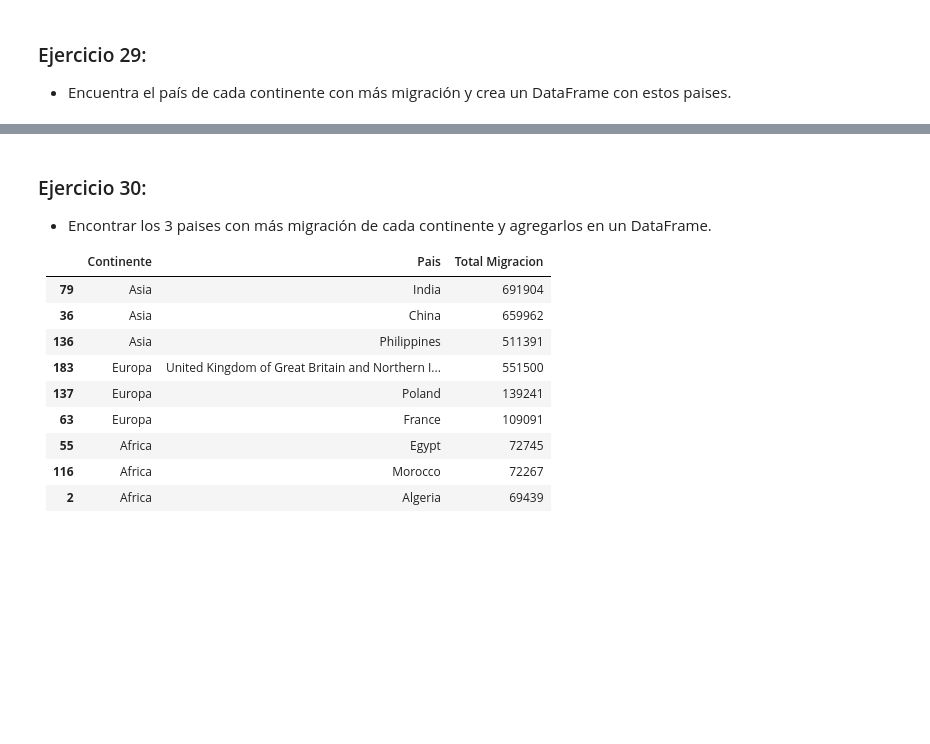
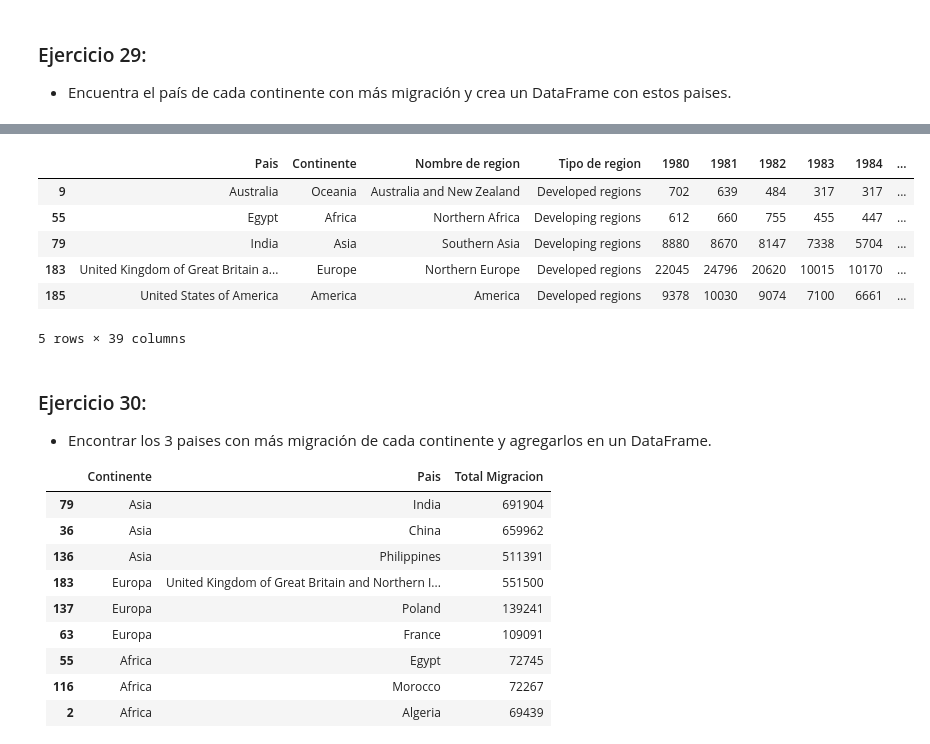
Before and after one commit to Noelia-MS/Ejercicios-Noelia, a Jupyter notebook: MOD03_Datascience/03. Notebooks Ejercicios/03.pandas_1.ipynb, the cells around one changed output, grey strips where cells are left out. Cells and saved outputs as stored; diff of their text form; code cells hidden in the pictures; blank space fills up the shorter version.

```diff
--- a/MOD03_Datascience/03. Notebooks Ejercicios/03.pandas_1.ipynb
+++ b/MOD03_Datascience/03. Notebooks Ejercicios/03.pandas_1.ipynb
@@ -555,3 +624,22 @@ df_maxi.head(5)
+# %%
+# Agrupar por continente y encontrar el país con más migración
+paises_max_migracion = df_29.loc[df_29.groupby('Continente')['Total Migracion'].idxmax()]
+
+# Obtener una lista de los países con más migración por continente
+paises_max_migracion_list = paises_max_migracion['Pais'].tolist()
+
+# Filtrar el DataFrame original para incluir solo esos países
+df_resultado = df_29[df_29['Pais'].isin(paises_max_migracion_list)]
+# %%
+df_resultado
+# %% [output]
+|  | Pais | Continente | Nombre de region | Tipo de region | 1980 | 1981 | 1982 | 1983 | 1984 | ... |
+| 9 | Australia | Oceania | Australia and New Zealand | Developed regions | 702 | 639 | 484 | 317 | 317 | ... |
+| 55 | Egypt | Africa | Northern Africa | Developing regions | 612 | 660 | 755 | 455 | 447 | ... |
+| 79 | India | Asia | Southern Asia | Developing regions | 8880 | 8670 | 8147 | 7338 | 5704 | ... |
+| 183 | United Kingdom of Great Britain a... | Europe | Northern Europe | Developed regions | 22045 | 24796 | 20620 | 10015 | 10170 | ... |
+| 185 | United States of America | America | America | Developed regions | 9378 | 10030 | 9074 | 7100 | 6661 | ... |
+5 rows × 39 columns
 # %% [markdown]
 ### Ejercicio 30:
 - Encontrar los 3 paises con más migración de cada continente y agregarlos en un DataFrame.
```
Also changed, not shown: parts of 13 cells of this notebook.
